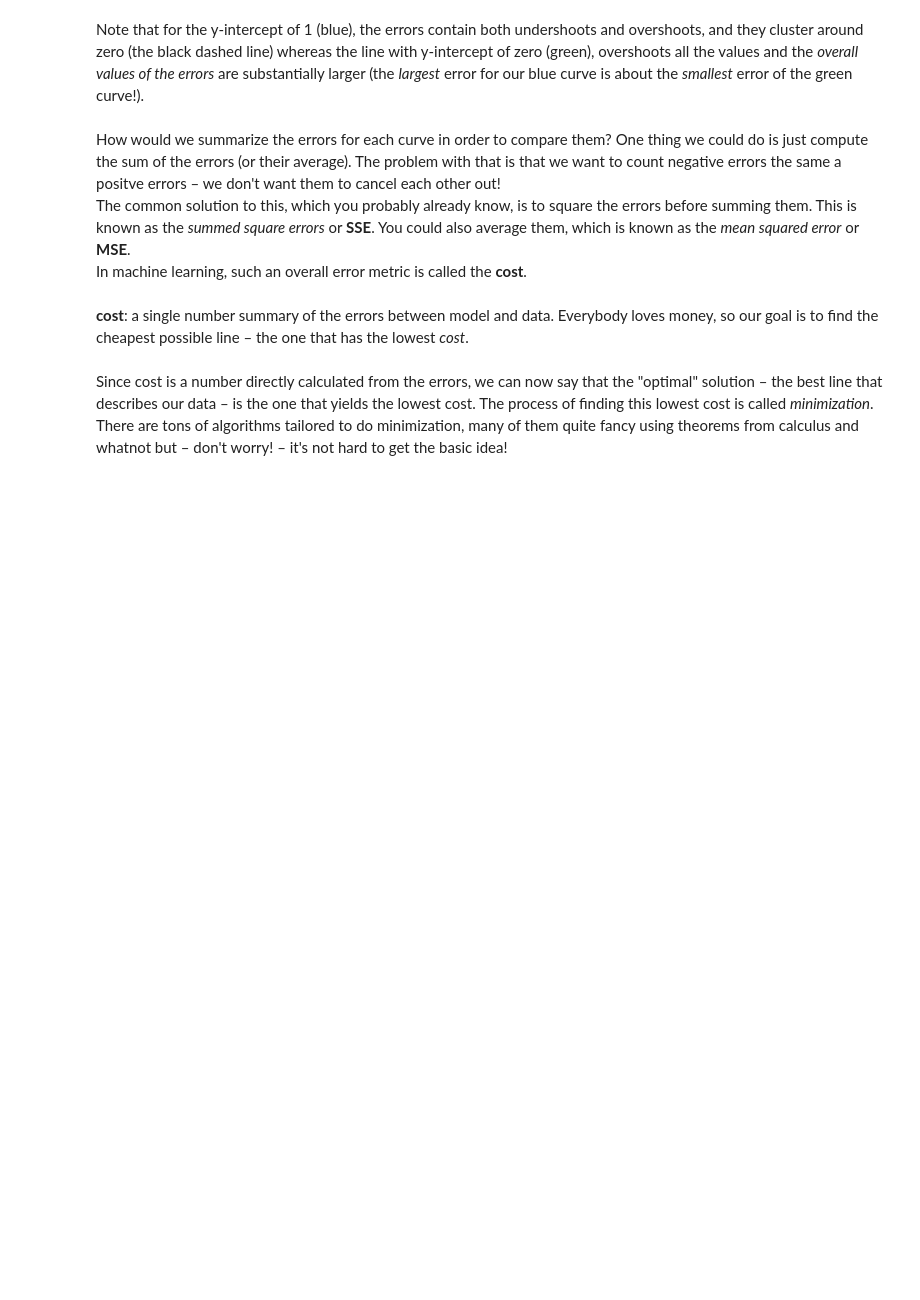
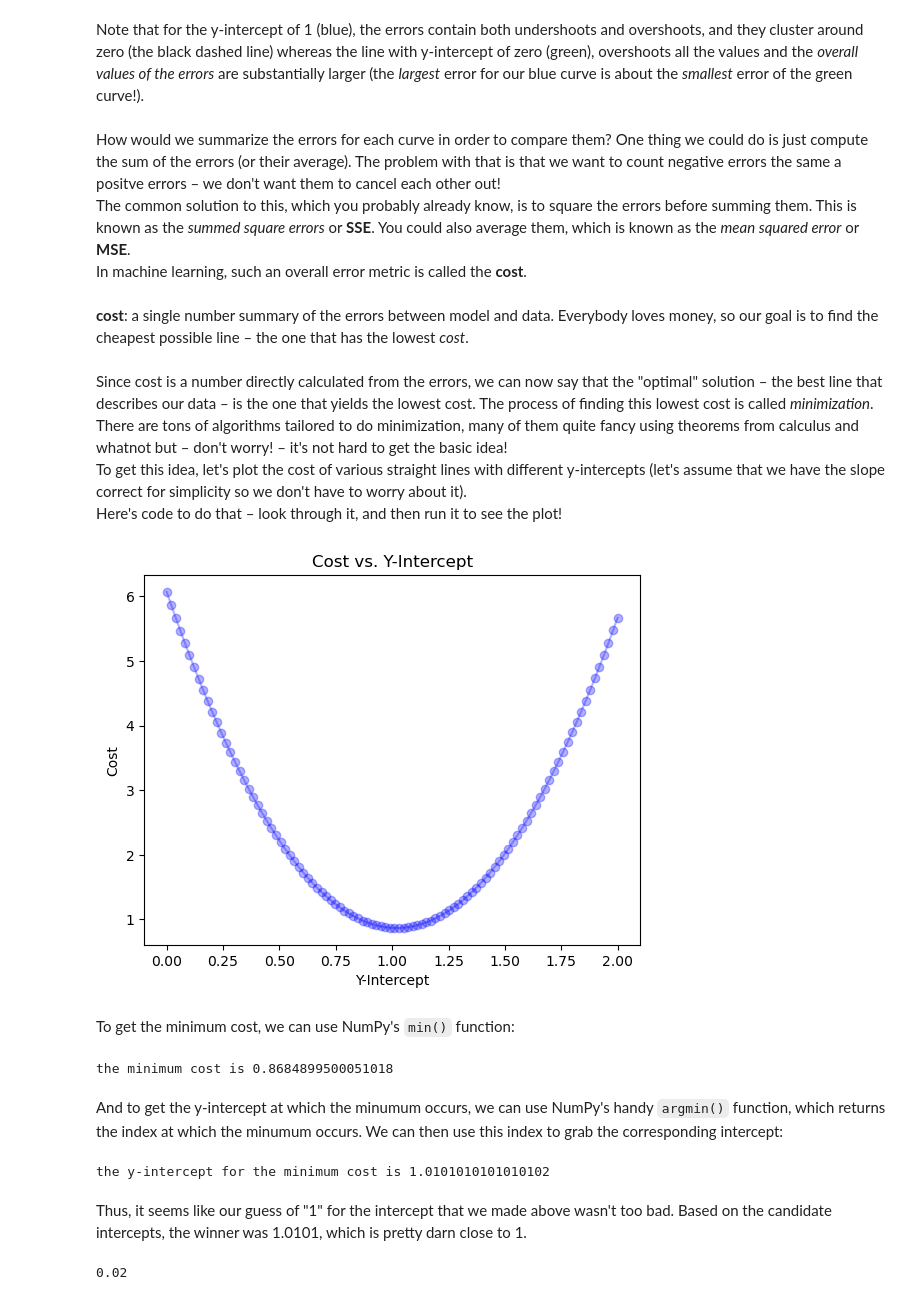
Before and after one commit to psychdatascience/FDS-CourseTwo, a Jupyter notebook: Other/CostAndMinimization/optimization.ipynb, the cells around one changed output. Cells and saved outputs as stored; diff of their text form; code cells hidden in the pictures; blank space fills up the shorter version.

```diff
--- a/Other/CostAndMinimization/optimization.ipynb
+++ b/Other/CostAndMinimization/optimization.ipynb
@@ -206,3 +206,56 @@ In machine learning, such an overall error metric is called the **cost**.
 **cost**: a single number summary of the errors between model and data. Everybody loves money, so our goal is to find the cheapest possible line – the one that has the lowest *cost*.
 # %% [markdown]
 Since cost is a number directly calculated from the errors, we can now say that the "optimal" solution – the best line that describes our data – is the one that yields the lowest cost. The process of finding this lowest cost is called *minimization*. There are tons of algorithms tailored to do minimization, many of them quite fancy using theorems from calculus and whatnot but – don't worry! – it's not hard to get the basic idea!
+To get this idea, let's plot the cost of various straight lines with different y-intercepts (let's assume that we have the slope correct for simplicity so we don't have to worry about it).
+Here's code to do that – look through it, and then run it to see the plot!
+# %%
+'''
+Compute the cost for various y-intercepts and plot the cost vs. y-intercept result
+'''
+
+# Make data
+x = np.array([2, 4, 6, 8, 10])                  # x values
+data = np.array([1.8, 3.3, 3.7, 4.6, 6.7])      # data values
+
+# number of intercepts to try
+num_intercepts = 100
+int_range = [0, 2]
+# Model parameters/coefficients
+slope = 0.5                          # slope is constant - we're assuming we have it right
+intercepts = np.linspace(int_range[0], int_range[1], num_intercepts)  # make num_intercepts y-intercepts
+
+costs = []    # empty array to hold the costs
+
+# Loop over intercepts and compute cost
+for intercept in intercepts:             # loop through the candidate intercepts
+    modeldata = intercept + slope * x    # compute the model predictions
+    errors = data - modeldata            # ... and the errors
+    cost = np.sum(errors**2)             # compute cost as SSE
+    costs.append(cost)                   # store the cost for this y-intercept
+
+# Plot cost vs. y-intercept
+plt.plot(intercepts, costs, 'b-o', alpha = 0.3)
+plt.xlabel('Y-Intercept')
+plt.ylabel('Cost')
+plt.title('Cost vs. Y-Intercept')
+plt.show()
+# %% [output]
+[figure, added]
+# %% [markdown]
+To get the minimum cost, we can use NumPy's `min()` function:
+# %%
+print(f'the minimum cost is {np.min(costs)}')
+# %% [output]
+the minimum cost is 0.8684899500051018
+# %% [markdown]
+And to get the y-intercept at which the minumum occurs, we can use NumPy's handy `argmin()` function, which returns the index at which the minumum occurs. We can then use this index to grab the corresponding intercept:
+# %%
+print(f'the y-intercept for the minimum cost is {intercepts[np.argmin(costs)]}')
+# %% [output]
+the y-intercept for the minimum cost is 1.0101010101010102
+# %% [markdown]
+Thus, it seems like our guess of "1" for the intercept that we made above wasn't too bad. Based on the candidate intercepts, the winner was 1.0101, which is pretty darn close to 1.
+# %%
+2/100
+# %% [output]
+0.02
```
Also changed, not shown: parts of 3 cells of this notebook, 1 other file.
